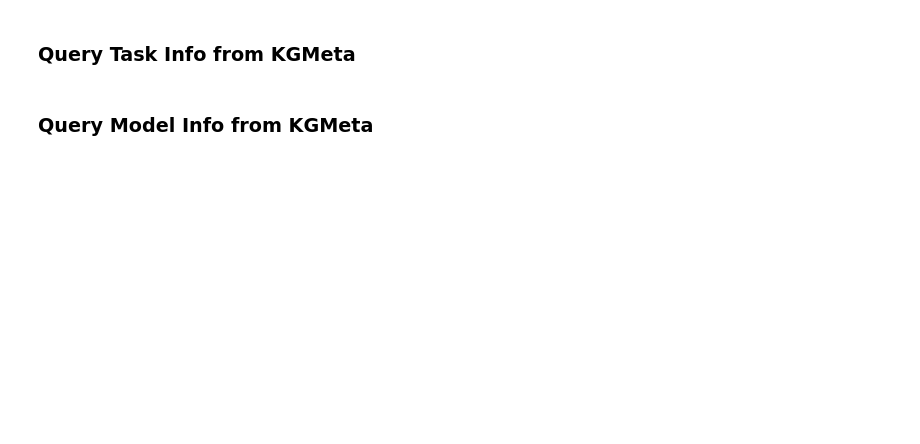
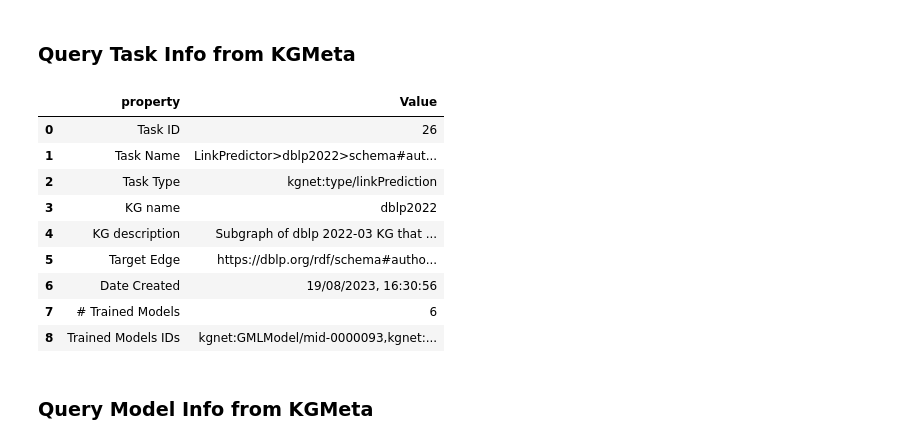
Before and after one commit to CoDS-GCS/KGNET, a Jupyter notebook: KGNET_v0.0_LP.ipynb, the cells around one changed output. Drawn from its saved outputs; the diff is of its cells as text; code cells hidden in the pictures; blank space fills up the shorter version.

```diff
--- a/KGNET_v0.0_LP.ipynb
+++ b/KGNET_v0.0_LP.ipynb
@@ -24,7 +109,18 @@ taskId,modelId,trainMetadata=kgnet.train_GML( operatorType=KGNET.GML_Operator_Ty
 # %% [markdown]
 ### Query Task Info from KGMeta
 # %%
-kgnet.KGMeta_Governer.getGMLTaskByID(taskId)
+kgnet.KGMeta_Governer.getGMLTaskBasicInfoByID(taskId)
+# %% [output]
+|  | property | Value |
+| 0 | Task ID | 26 |
+| 1 | Task Name | LinkPredictor>dblp2022>schema#aut... |
+| 2 | Task Type | kgnet:type/linkPrediction |
+| 3 | KG name | dblp2022 |
+| 4 | KG description | Subgraph of dblp 2022-03 KG that ... |
+| 5 | Target Edge | https://dblp.org/rdf/schema#autho... |
+| 6 | Date Created | 19/08/2023, 16:30:56 |
+| 7 | # Trained Models | 6 |
+| 8 | Trained Models IDs | kgnet:GMLModel/mid-0000093,kgnet:... |
 # %% [markdown]
 ### Query Model Info from KGMeta
 # %%
```
Also changed, not shown: parts of 5 cells of this notebook, 13 other files.
